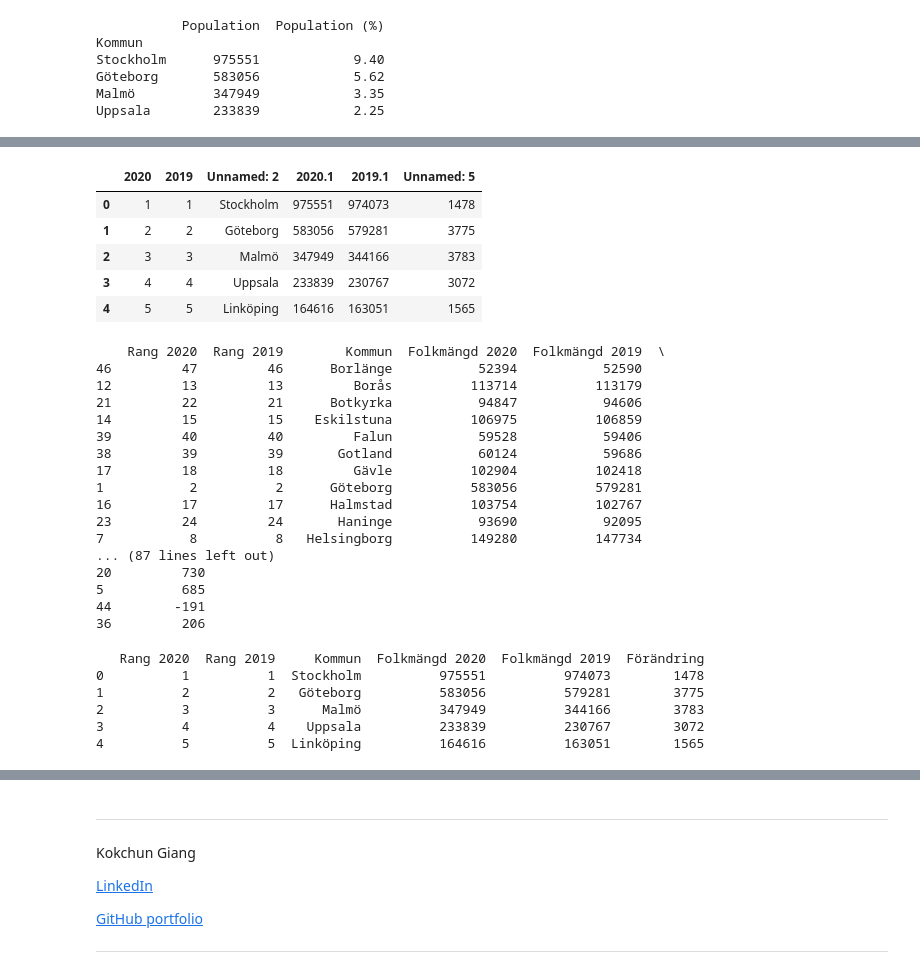
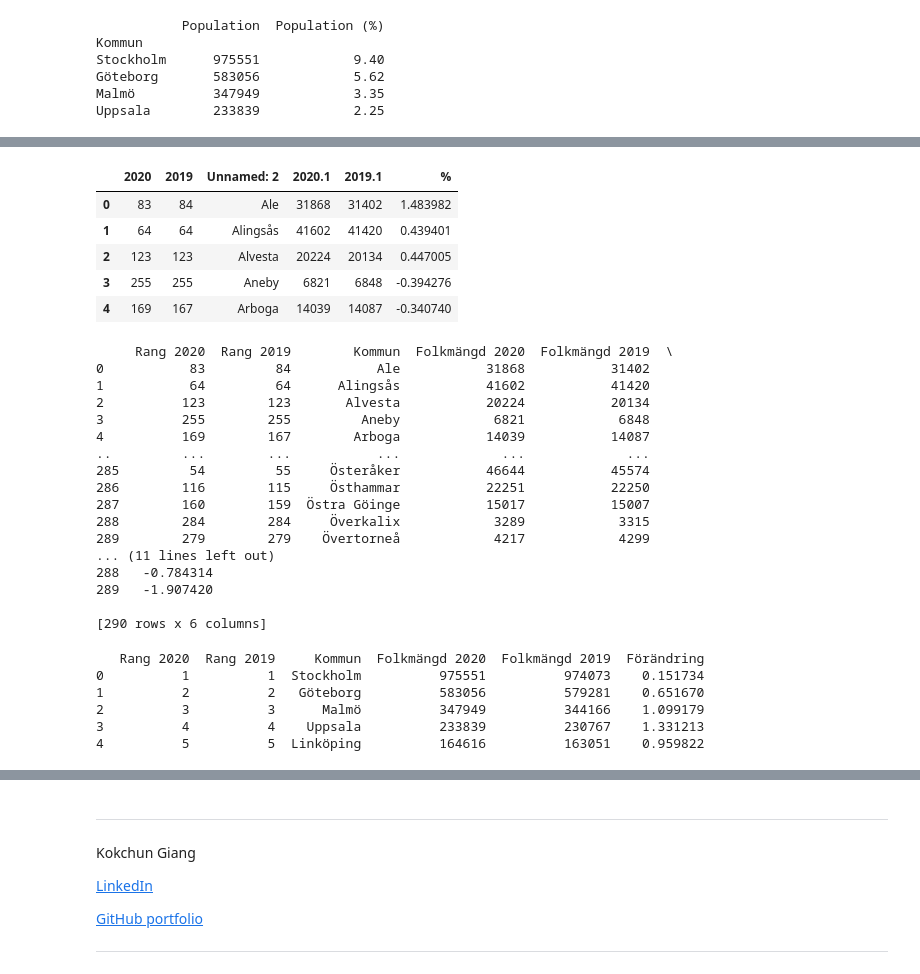
Before and after one commit to Adamhedlund/Databehandling-Adam-Hedlund, a Jupyter notebook: Exercises/E00_pandas_basic_syntax.ipynb, the cells around one changed output, grey strips where cells are left out. Cells and saved outputs as stored; diff of their text form; code cells hidden in the pictures.

```diff
--- a/Exercises/E00_pandas_basic_syntax.ipynb
+++ b/Exercises/E00_pandas_basic_syntax.ipynb
@@ -255,16 +255,16 @@ f)
 # %%
 #Uppgift 2A
 import os
 
-ef = pd.read_excel(r"C:\Users\adamh\Git\Databehandling-Adam-Hedlund\Data\komtopp50_2020.xlsx", header=6)
+ef = pd.read_excel("../Data/komtopp50_2020.xlsx", header=6, usecols="A:f", sheet_name="Totalt")
 ef.head()
 # %% [output]
-|  | 2020 | 2019 | Unnamed: 2 | 2020.1 | 2019.1 | Unnamed: 5 |
-| 0 | 1 | 1 | Stockholm | 975551 | 974073 | 1478 |
-| 1 | 2 | 2 | Göteborg | 583056 | 579281 | 3775 |
-| 2 | 3 | 3 | Malmö | 347949 | 344166 | 3783 |
-| 3 | 4 | 4 | Uppsala | 233839 | 230767 | 3072 |
-| 4 | 5 | 5 | Linköping | 164616 | 163051 | 1565 |
+|  | 2020 | 2019 | Unnamed: 2 | 2020.1 | 2019.1 | % |
+| 0 | 83 | 84 | Ale | 31868 | 31402 | 1.483982 |
+| 1 | 64 | 64 | Alingsås | 41602 | 41420 | 0.439401 |
+| 2 | 123 | 123 | Alvesta | 20224 | 20134 | 0.447005 |
+| 3 | 255 | 255 | Aneby | 6821 | 6848 | -0.394276 |
+| 4 | 169 | 167 | Arboga | 14039 | 14087 | -0.340740 |
 # %%
 #Uppgift 2B
 
@@ -272,35 +272,35 @@ ef.columns = ["Rang 2020", "Rang 2019", "Kommun", "Folkmängd 2020", "Folkmängd
 ef_sorted = ef.sort_values(by="Kommun")
 print(ef_sorted)
 # %% [output]
-    Rang 2020  Rang 2019        Kommun  Folkmängd 2020  Folkmängd 2019  \
-46         47         46      Borlänge           52394           52590
-12         13         13         Borås          113714          113179
-21         22         21      Botkyrka           94847           94606
-14         15         15    Eskilstuna          106975          106859
-39         40         40         Falun           59528           59406
-38         39         39       Gotland           60124           59686
-17         18         18         Gävle          102904          102418
-1           2          2      Göteborg          583056          579281
-16         17         17      Halmstad          103754          102767
-23         24         24       Haninge           93690           92095
-7           8          8   Helsingborg          149280          147734
-... (87 lines left out)
-20         730
-5          685
-44        -191
-36         206
+     Rang 2020  Rang 2019        Kommun  Folkmängd 2020  Folkmängd 2019  \
+0           83         84           Ale           31868           31402
+1           64         64      Alingsås           41602           41420
+2          123        123       Alvesta           20224           20134
+3          255        255         Aneby            6821            6848
+4          169        167        Arboga           14039           14087
+..         ...        ...           ...             ...             ...
+285         54         55     Österåker           46644           45574
+286        116        115     Östhammar           22251           22250
+287        160        159  Östra Göinge           15017           15007
+288        284        284     Överkalix            3289            3315
+289        279        279    Övertorneå            4217            4299
+... (11 lines left out)
+288   -0.784314
+289   -1.907420
+
+[290 rows x 6 columns]
 # %%
 #Uppgift 2C
 
-ef_sorted = ef.sort_values(by="Folkmängd 2020", ascending=False).head()
+ef_sorted = ef.sort_values(by="Folkmängd 2020", ascending=False, ignore_index=True).head()
 print(ef_sorted)
 # %% [output]
    Rang 2020  Rang 2019     Kommun  Folkmängd 2020  Folkmängd 2019  Förändring
-0          1          1  Stockholm          975551          974073        1478
-1          2          2   Göteborg          583056          579281        3775
-2          3          3      Malmö          347949          344166        3783
-3          4          4    Uppsala          233839          230767        3072
-4          5          5  Linköping          164616          163051        1565
+0          1          1  Stockholm          975551          974073    0.151734
+1          2          2   Göteborg          583056          579281    0.651670
+2          3          3      Malmö          347949          344166    1.099179
+3          4          4    Uppsala          233839          230767    1.331213
+4          5          5  Linköping          164616          163051    0.959822
 # %%
 #Uppgift 2D
 
```
Also changed, not shown: parts of 11 cells of this notebook.
